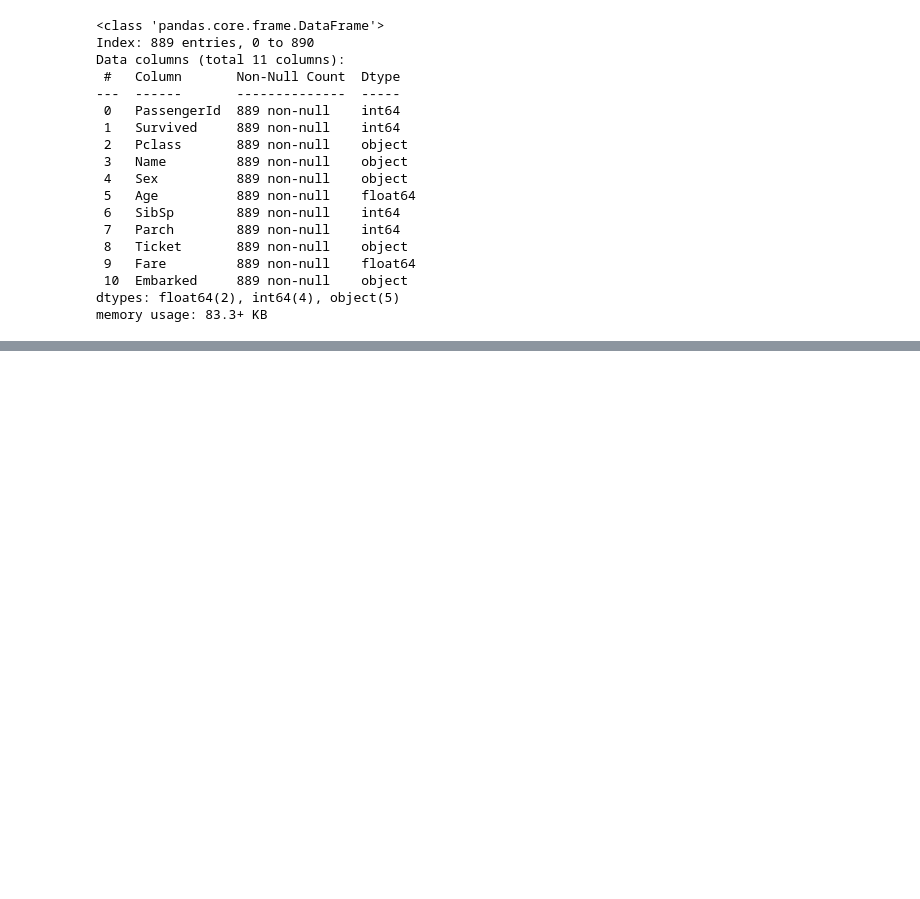
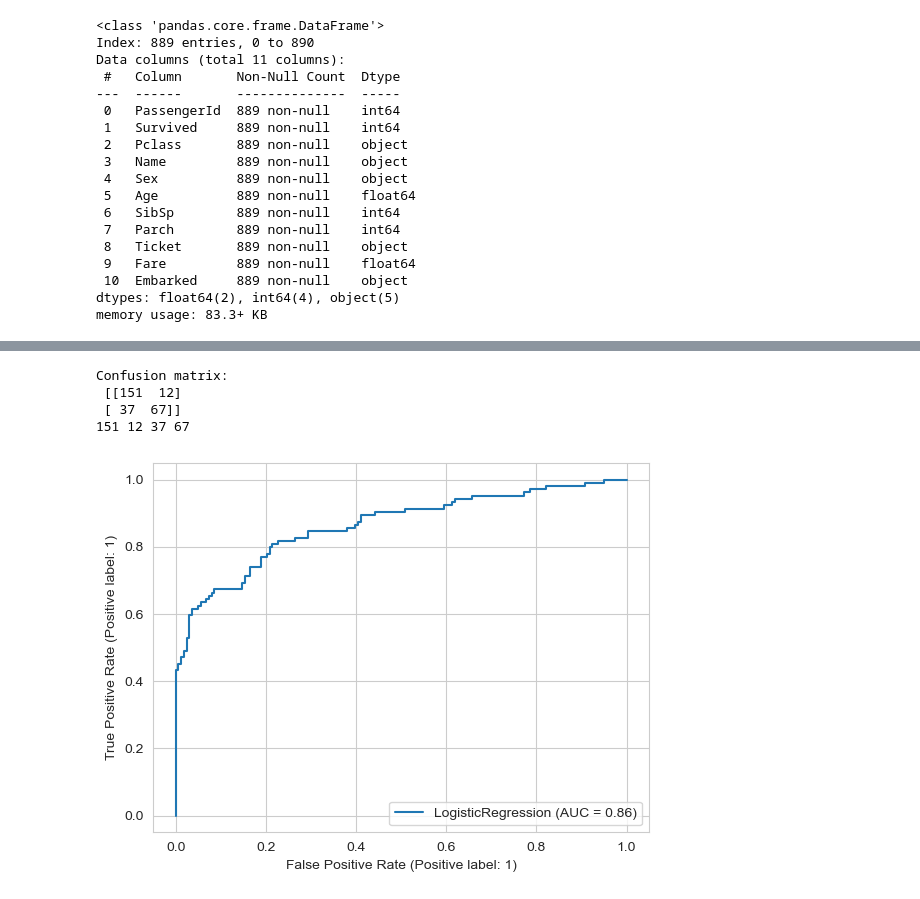
Before and after one commit to CVincent27/06.R-gression-Logistique_Titanic, a Jupyter notebook: Régression-Logistique-Titanic.ipynb, the cells around one changed output, grey strips where cells are left out. Drawn from its saved outputs; the diff is of its cells as text; code cells hidden in the pictures; blank space fills up the shorter version.

```diff
--- a/Régression-Logistique-Titanic.ipynb
+++ b/Régression-Logistique-Titanic.ipynb
@@ -188,0 +220,2 @@ print(sex)
+# %%
+titanic = pd.concat([titanic,sex,embark],axis=1)
@@ -188,0 +235,4 @@ print(sex)
+# %%
+X_train, X_test, y_train, y_test = train_test_split(titanic.drop('Survived',axis=1),
+                                                    titanic['Survived'], test_size=0.30,
+                                                    random_state=101)
@@ -188,0 +260,2 @@ print(sex)
+# %%
+logmodel = LogisticRegression(solver='liblinear')
@@ -188,0 +264,2 @@ print(sex)
+# %%
+logmodel.fit(X_train,y_train)
@@ -188,0 +285,21 @@ print(sex)
+# %%
+from sklearn.metrics import confusion_matrix
+
+print('Confusion matrix:\n', confusion_matrix(y_test, predictions))
+tn, fp, fn, tp = confusion_matrix(y_test, predictions).ravel()
+print(tn,fp,fn,tp)
+# vrai -, faux +
+# faux -, vrai +
+# %% [output]
+Confusion matrix:
+ [[151  12]
+ [ 37  67]]
+151 12 37 67
+# %%
+from sklearn.metrics import RocCurveDisplay
+
+RocCurveDisplay.from_estimator(logmodel, X_test, y_test)
+plt.show()
+# https://datatab.fr/tutorial/roc-curve
+# %% [output]
+[figure, added]
```
Also changed, not shown: parts of 17 cells of this notebook.
